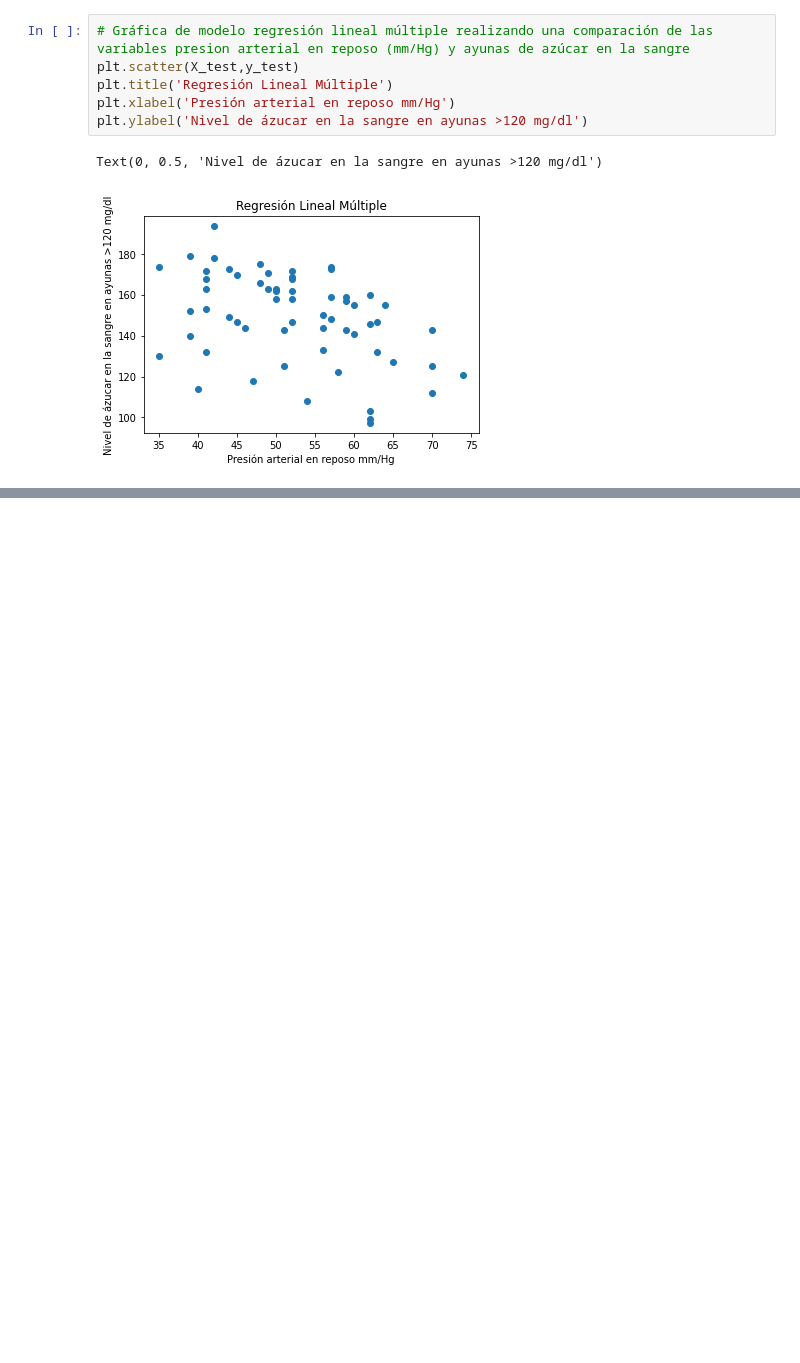
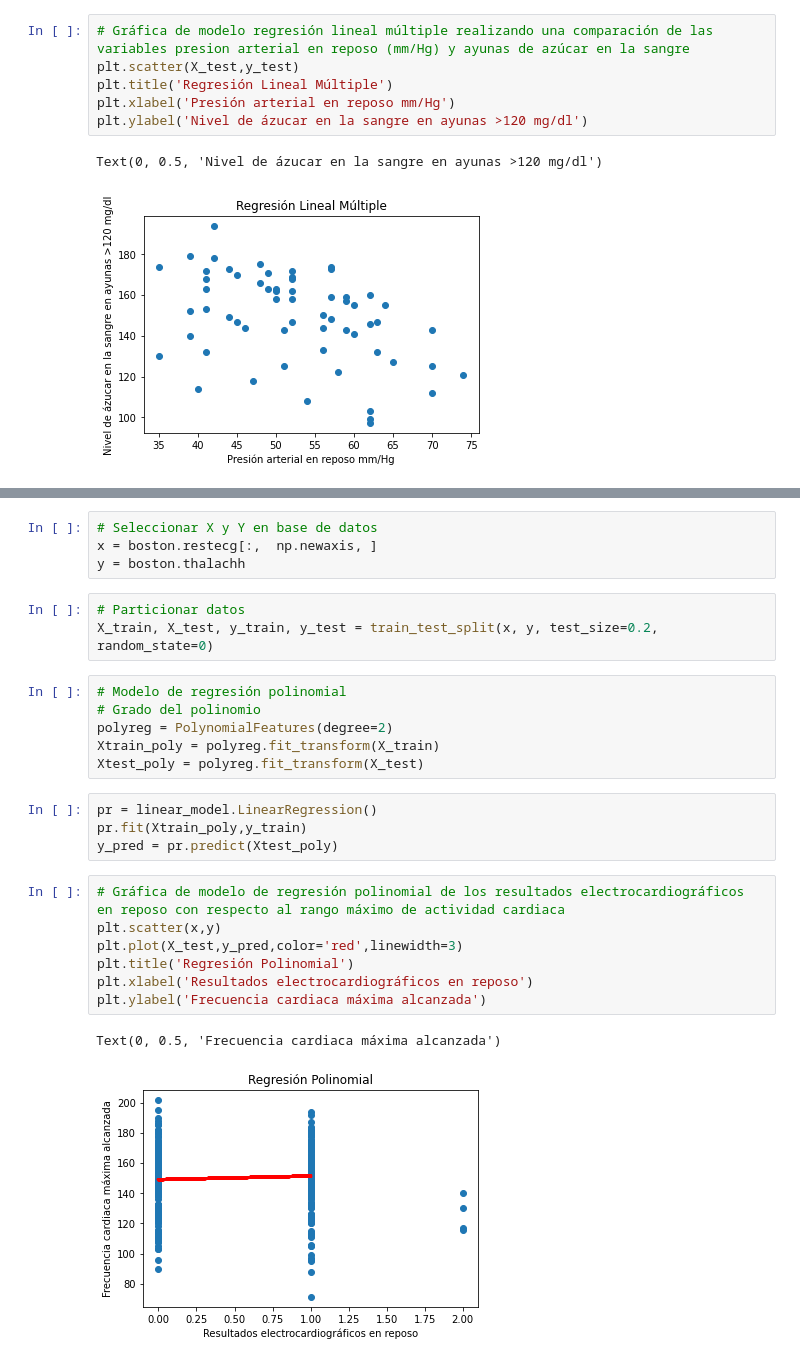
Before and after one commit to FelipeGualdron/Programacion, a Jupyter notebook: Proyecto_final_programacion.ipynb, the cells around one changed output, grey strips where cells are left out. Saved outputs shown, nothing was run; the diff lists cells and outputs as text; blank space fills up the shorter version.

Commit message:
Regresión polinomial

```diff
--- a/Proyecto_final_programacion.ipynb
+++ b/Proyecto_final_programacion.ipynb
@@ -379,0 +422,27 @@ Text(0, 0.5, 'Nivel de ázucar en la sangre en ayunas >120 mg/dl')
+# %%
+# Seleccionar X y Y en base de datos
+x = boston.restecg[:,  np.newaxis, ]
+y = boston.thalachh
+# %%
+# Particionar datos
+X_train, X_test, y_train, y_test = train_test_split(x, y, test_size=0.2, random_state=0)
+# %%
+# Modelo de regresión polinomial
+# Grado del polinomio
+polyreg = PolynomialFeatures(degree=2)
+Xtrain_poly = polyreg.fit_transform(X_train)
+Xtest_poly = polyreg.fit_transform(X_test)
+# %%
+pr = linear_model.LinearRegression()
+pr.fit(Xtrain_poly,y_train)
+y_pred = pr.predict(Xtest_poly)
+# %%
+# Gráfica de modelo de regresión polinomial de los resultados electrocardiográficos en reposo con respecto al rango máximo de actividad cardiaca
+plt.scatter(x,y)
+plt.plot(X_test,y_pred,color='red',linewidth=3)
+plt.title('Regresión Polinomial')
+plt.xlabel('Resultados electrocardiográficos en reposo')
+plt.ylabel('Frecuencia cardiaca máxima alcanzada')
+# %% [output]
+Text(0, 0.5, 'Frecuencia cardiaca máxima alcanzada')
+[figure, added]
```
Also changed, not shown: parts of 4 cells of this notebook.
